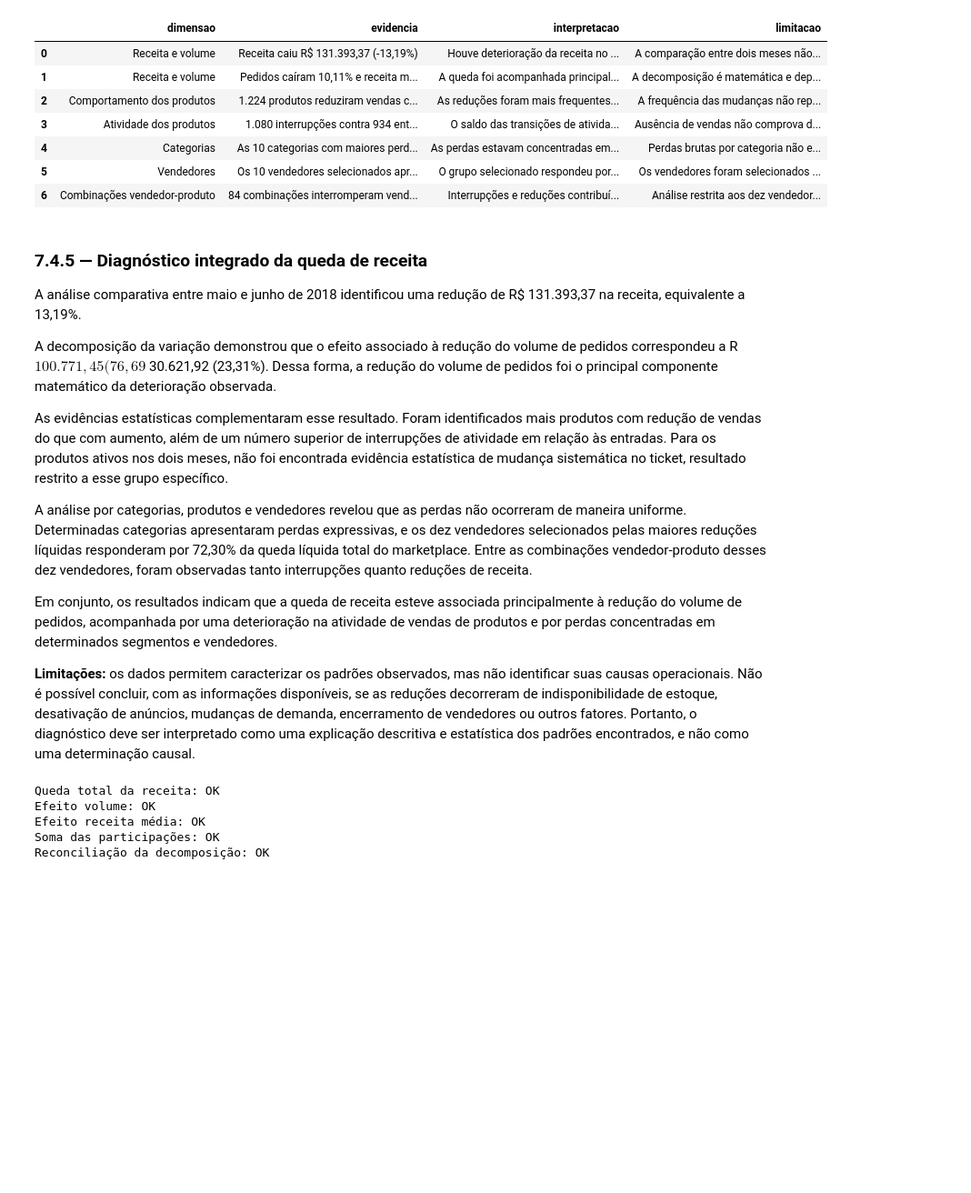
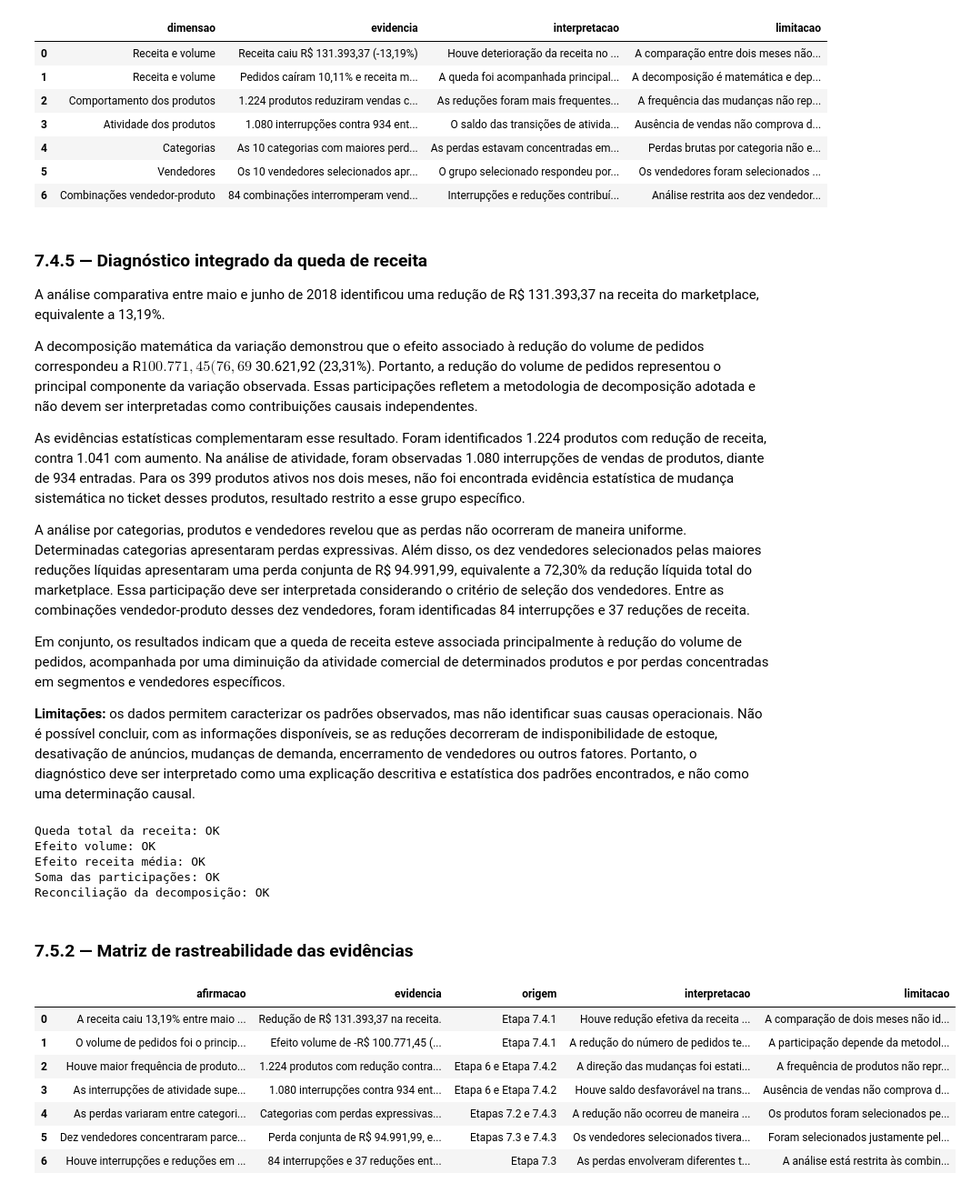
Before and after one commit to AgathaAlmeida7/case-01-queda-vendas, a Jupyter notebook: notebooks/04_diagnosis.ipynb, the cells around one changed output. Shown at 91% size. Saved outputs shown, nothing was run; the diff lists cells and outputs as text; code cells hidden in the pictures; blank space fills up the shorter version.

Commit message:
docs: finaliza diagnostico da queda de receita

```diff
--- a/notebooks/04_diagnosis.ipynb
+++ b/notebooks/04_diagnosis.ipynb
@@ -4968,15 +4968,15 @@ matriz_final_74
 # %% [markdown]
 ### 7.4.5 — Diagnóstico integrado da queda de receita
 
-A análise comparativa entre maio e junho de 2018 identificou uma redução de R$ 131.393,37 na receita, equivalente a 13,19%.
+A análise comparativa entre maio e junho de 2018 identificou uma redução de R$ 131.393,37 na receita do marketplace, equivalente a 13,19%.
 
-A decomposição da variação demonstrou que o efeito associado à redução do volume de pedidos correspondeu a R$ 100.771,45 (76,69% da queda), enquanto o efeito da redução da receita média por pedido correspondeu a R$ 30.621,92 (23,31%). Dessa forma, a redução do volume de pedidos foi o principal componente matemático da deterioração observada.
+A decomposição matemática da variação demonstrou que o efeito associado à redução do volume de pedidos correspondeu a R$ 100.771,45 (76,69% da queda), enquanto o efeito da redução da receita média por pedido correspondeu a R$ 30.621,92 (23,31%). Portanto, a redução do volume de pedidos representou o principal componente da variação observada. Essas participações refletem a metodologia de decomposição adotada e não devem ser interpretadas como contribuições causais independentes.
 
-As evidências estatísticas complementaram esse resultado. Foram identificados mais produtos com redução de vendas do que com aumento, além de um número superior de interrupções de atividade em relação às entradas. Para os produtos ativos nos dois meses, não foi encontrada evidência estatística de mudança sistemática no ticket, resultado restrito a esse grupo específico.
+As evidências estatísticas complementaram esse resultado. Foram identificados 1.224 produtos com redução de receita, contra 1.041 com aumento. Na análise de atividade, foram observadas 1.080 interrupções de vendas de produtos, diante de 934 entradas. Para os 399 produtos ativos nos dois meses, não foi encontrada evidência estatística de mudança sistemática no ticket desses produtos, resultado restrito a esse grupo específico.
 
-A análise por categorias, produtos e vendedores revelou que as perdas não ocorreram de maneira uniforme. Determinadas categorias apresentaram perdas expressivas, e os dez vendedores selecionados pelas maiores reduções líquidas responderam por 72,30% da queda líquida total do marketplace. Entre as combinações vendedor-produto desses dez vendedores, foram observadas tanto interrupções quanto reduções de receita.
+A análise por categorias, produtos e vendedores revelou que as perdas não ocorreram de maneira uniforme. Determinadas categorias apresentaram perdas expressivas. Além disso, os dez vendedores selecionados pelas maiores reduções líquidas apresentaram uma perda conjunta de R$ 94.991,99, equivalente a 72,30% da redução líquida total do marketplace. Essa participação deve ser interpretada considerando o critério de seleção dos vendedores. Entre as combinações vendedor-produto desses dez vendedores, foram identificadas 84 interrupções e 37 reduções de receita.
 
-Em conjunto, os resultados indicam que a queda de receita esteve associada principalmente à redução do volume de pedidos, acompanhada por uma deterioração na atividade de vendas de produtos e por perdas concentradas em determinados segmentos e vendedores.
+Em conjunto, os resultados indicam que a queda de receita esteve associada principalmente à redução do volume de pedidos, acompanhada por uma diminuição da atividade comercial de determinados produtos e por perdas concentradas em segmentos e vendedores específicos.
 
 **Limitações:** os dados permitem caracterizar os padrões observados, mas não identificar suas causas operacionais. Não é possível concluir, com as informações disponíveis, se as reduções decorreram de indisponibilidade de estoque, desativação de anúncios, mudanças de demanda, encerramento de vendedores ou outros fatores. Portanto, o diagnóstico deve ser interpretado como uma explicação descritiva e estatística dos padrões encontrados, e não como uma determinação causal.
 # %%
@@ -5002,3 +5002,68 @@ Efeito volume: OK
 Efeito receita média: OK
 Soma das participações: OK
 Reconciliação da decomposição: OK
+# %% [markdown]
+### 7.5.2 — Matriz de rastreabilidade das evidências
+# %%
+evidencias_rastreabilidade_75 = pd.DataFrame([
+    {
+        "afirmacao": "A receita caiu 13,19% entre maio e junho.",
+        "evidencia": "Redução de R$ 131.393,37 na receita.",
+        "origem": "Etapa 7.4.1",
+        "interpretacao": "Houve redução efetiva da receita no período.",
+        "limitacao": "A comparação de dois meses não identifica a causa da queda."
+    },
+    {
+        "afirmacao": "O volume de pedidos foi o principal componente matemático da queda.",
+        "evidencia": "Efeito volume de -R$ 100.771,45 (76,69%).",
+        "origem": "Etapa 7.4.1",
+        "interpretacao": "A redução do número de pedidos teve maior participação na decomposição adotada.",
+        "limitacao": "A participação depende da metodologia e da ordem da decomposição."
+    },
+    {
+        "afirmacao": "Houve maior frequência de produtos com redução de receita.",
+        "evidencia": "1.224 produtos com redução contra 1.041 com aumento.",
+        "origem": "Etapa 6 e Etapa 7.4.2",
+        "interpretacao": "A direção das mudanças foi estatisticamente desfavorável.",
+        "limitacao": "A frequência de produtos não representa a magnitude financeira das perdas."
+    },
+    {
+        "afirmacao": "As interrupções de atividade superaram as entradas.",
+        "evidencia": "1.080 interrupções contra 934 entradas.",
+        "origem": "Etapa 6 e Etapa 7.4.2",
+        "interpretacao": "Houve saldo desfavorável na transição de atividade dos produtos.",
+        "limitacao": "Ausência de vendas não comprova desativação ou indisponibilidade."
+    },
+    {
+        "afirmacao": "As perdas variaram entre categorias e produtos.",
+        "evidencia": "Categorias com perdas expressivas e 76 produtos da coorte de maiores perdas sem receita em junho.",
+        "origem": "Etapas 7.2 e 7.4.3",
+        "interpretacao": "A redução não ocorreu de maneira uniforme.",
+        "limitacao": "Os produtos foram selecionados pela magnitude das perdas; não representam uma amostra aleatória."
+    },
+    {
+        "afirmacao": "Dez vendedores concentraram parcela relevante da queda líquida.",
+        "evidencia": "Perda conjunta de R$ 94.991,99, equivalente a 72,30% da queda líquida.",
+        "origem": "Etapas 7.3 e 7.4.3",
+        "interpretacao": "Os vendedores selecionados tiveram participação expressiva na redução líquida.",
+        "limitacao": "Foram selecionados justamente pelas maiores reduções líquidas."
+    },
+    {
+        "afirmacao": "Houve interrupções e reduções em combinações vendedor-produto.",
+        "evidencia": "84 interrupções e 37 reduções entre as combinações dos dez vendedores selecionados.",
+        "origem": "Etapa 7.3",
+        "interpretacao": "As perdas envolveram diferentes trajetórias comerciais.",
+        "limitacao": "A análise está restrita às combinações dos dez vendedores selecionados."
+    }
+])
+
+display(evidencias_rastreabilidade_75)
+# %% [output]
+|  | afirmacao | evidencia | origem | interpretacao | limitacao |
+| 0 | A receita caiu 13,19% entre maio ... | Redução de R$ 131.393,37 na receita. | Etapa 7.4.1 | Houve redução efetiva da receita ... | A comparação de dois meses não id... |
+| 1 | O volume de pedidos foi o princip... | Efeito volume de -R$ 100.771,45 (... | Etapa 7.4.1 | A redução do número de pedidos te... | A participação depende da metodol... |
+| 2 | Houve maior frequência de produto... | 1.224 produtos com redução contra... | Etapa 6 e Etapa 7.4.2 | A direção das mudanças foi estati... | A frequência de produtos não repr... |
+| 3 | As interrupções de atividade supe... | 1.080 interrupções contra 934 ent... | Etapa 6 e Etapa 7.4.2 | Houve saldo desfavorável na trans... | Ausência de vendas não comprova d... |
+| 4 | As perdas variaram entre categori... | Categorias com perdas expressivas... | Etapas 7.2 e 7.4.3 | A redução não ocorreu de maneira ... | Os produtos foram selecionados pe... |
+| 5 | Dez vendedores concentraram parce... | Perda conjunta de R$ 94.991,99, e... | Etapas 7.3 e 7.4.3 | Os vendedores selecionados tivera... | Foram selecionados justamente pel... |
+| 6 | Houve interrupções e reduções em ... | 84 interrupções e 37 reduções ent... | Etapa 7.3 | As perdas envolveram diferentes t... | A análise está restrita às combin... |
```
Also changed, not shown: parts of 4 cells of this notebook, 1 other file.
